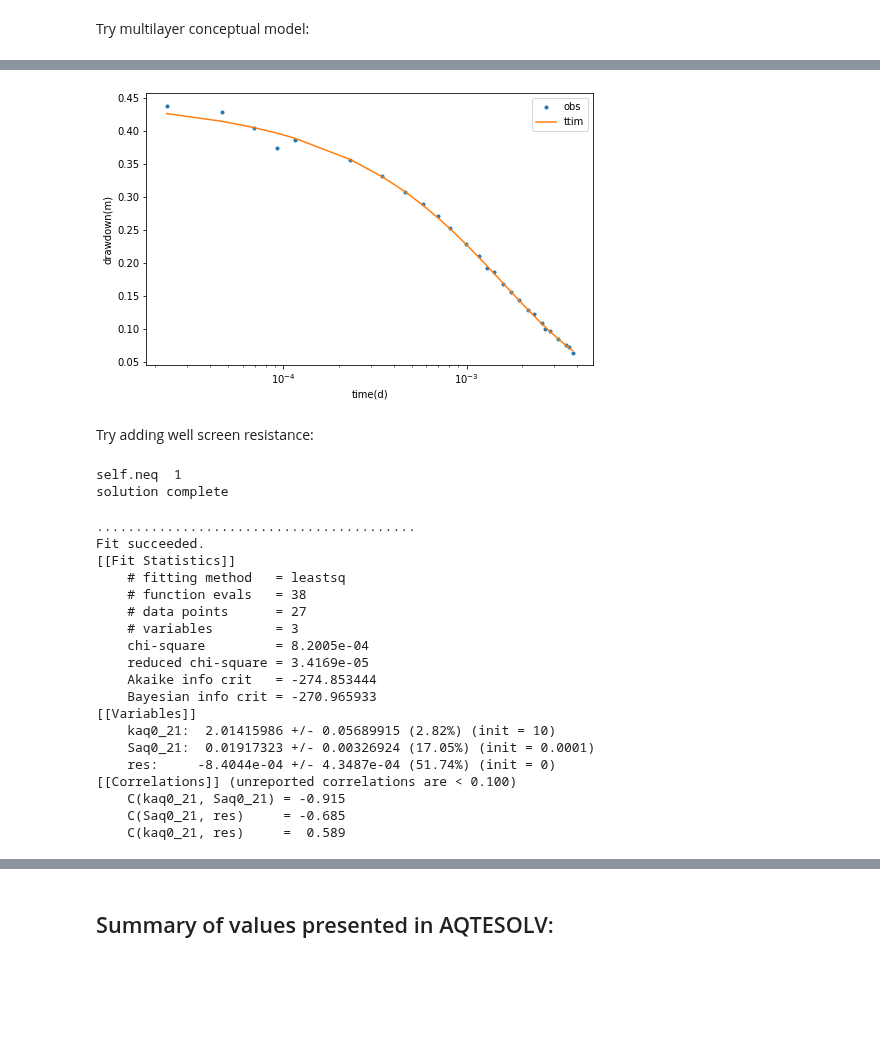
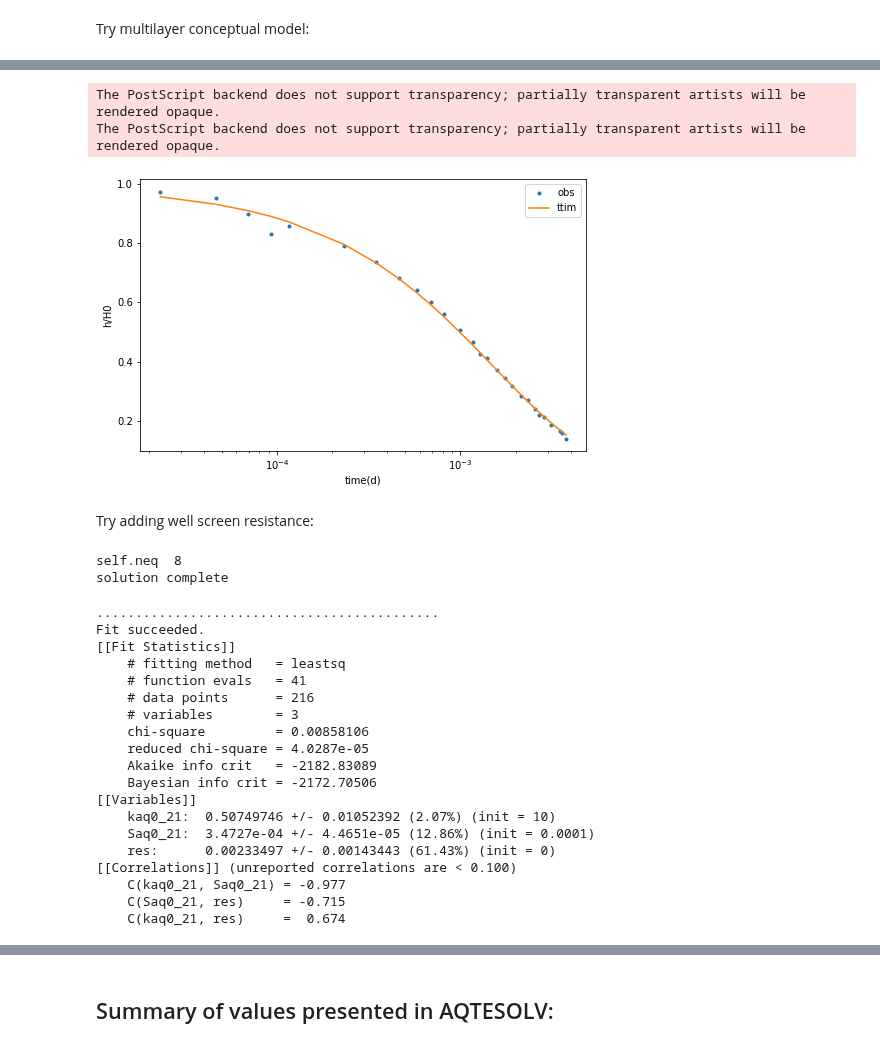
Before and after one commit to mbakker7/ttim, a Jupyter notebook: pumpingtest_benchmarks/12_falling-head_slug_test.ipynb, the cells around one changed output, grey strips where cells are left out. Saved outputs shown, nothing was run; the diff lists cells and outputs as text; code cells hidden in the pictures; blank space fills up the shorter version.

```diff
--- a/pumpingtest_benchmarks/12_falling-head_slug_test.ipynb
+++ b/pumpingtest_benchmarks/12_falling-head_slug_test.ipynb
@@ -140,51 +138,53 @@ RMSE: 0.005875148929828214
 # %%
-hm_1 = ml_1.head(0, 0, t, layers=1)
+hm_1 = ml_1.head(0, 0, t, layers=8)
 plt.figure(figsize = (8, 5))
-plt.semilogx(t, h, '.', label='obs')
-plt.semilogx(t, hm_1[0], label='ttim')
+plt.semilogx(t, h/H0, '.', label='obs')
+plt.semilogx(t, hm_1[0]/H0, label='ttim')
 plt.xlabel('time(d)')
-plt.ylabel('drawdown(m)')
+plt.ylabel('h/H0')
 plt.legend();
 # %% [output]
+The PostScript backend does not support transparency; partially transparent artists will be rendered opaque.
+The PostScript backend does not support transparency; partially transparent artists will be rendered opaque.
-[figure, old version]
+[figure, new version]
 # %% [markdown]
 Try adding well screen resistance:
 # %%
 ml_2 = Model3D(kaq=10, z=zlay, Saq=Saq_1, kzoverkh=1, \
              tmin=1e-5, tmax=0.01, phreatictop=True)
-w_2 = Well(ml_2, xw=0, yw=0, rw=rw, tsandQ=[(0, -Q)], layers=1, \
+w_2 = Well(ml_2, xw=0, yw=0, rw=rw, tsandQ=[(0, -Q)], layers=[1,2,3,4,5,6,7,8], \
            rc=rc, res=0.1, wbstype='slug')
 ml_2.solve()
 # %% [output]
-self.neq  1
+self.neq  8
 solution complete
 # %%
 ca_2 = Calibrate(ml_2)
 ca_2.set_parameter(name='kaq0_21', initial=10, pmin=0)
 ca_2.set_parameter(name='Saq0_21', initial=1e-4, pmin=0)
-ca_2.set_parameter_by_reference(name='res', parameter=w_2.res, initial=0)
-ca_2.series(name='obs', x=0, y=0, layer=1, t=t, h=h)
+ca_2.set_parameter_by_reference(name='res', parameter=w_2.res, initial=0, pmin=0)
+ca_2.series(name='obs', x=0, y=0, layer=[1,2,3,4,5,6,7,8], t=t, h=h)
 ca_2.fit(report = True)
 # %% [output]
-.........................................
+............................................
 Fit succeeded.
 [[Fit Statistics]]
     # fitting method   = leastsq
-    # function evals   = 38
-    # data points      = 27
+    # function evals   = 41
+    # data points      = 216
     # variables        = 3
-    chi-square         = 8.2005e-04
-    reduced chi-square = 3.4169e-05
-    Akaike info crit   = -274.853444
-    Bayesian info crit = -270.965933
+    chi-square         = 0.00858106
+    reduced chi-square = 4.0287e-05
+    Akaike info crit   = -2182.83089
+    Bayesian info crit = -2172.70506
 [[Variables]]
-    kaq0_21:  2.01415986 +/- 0.05689915 (2.82%) (init = 10)
-    Saq0_21:  0.01917323 +/- 0.00326924 (17.05%) (init = 0.0001)
-    res:     -8.4044e-04 +/- 4.3487e-04 (51.74%) (init = 0)
+    kaq0_21:  0.50749746 +/- 0.01052392 (2.07%) (init = 10)
+    Saq0_21:  3.4727e-04 +/- 4.4651e-05 (12.86%) (init = 0.0001)
+    res:      0.00233497 +/- 0.00143443 (61.43%) (init = 0)
 [[Correlations]] (unreported correlations are < 0.100)
-    C(kaq0_21, Saq0_21) = -0.915
-    C(Saq0_21, res)     = -0.685
-    C(kaq0_21, res)     =  0.589
+    C(kaq0_21, Saq0_21) = -0.977
+    C(Saq0_21, res)     = -0.715
+    C(kaq0_21, res)     =  0.674
 # %%
 display(ca_2.parameters)
 print('RMSE:', ca_2.rmse())
```
Also changed, not shown: parts of 14 cells of this notebook, 44 other files.
